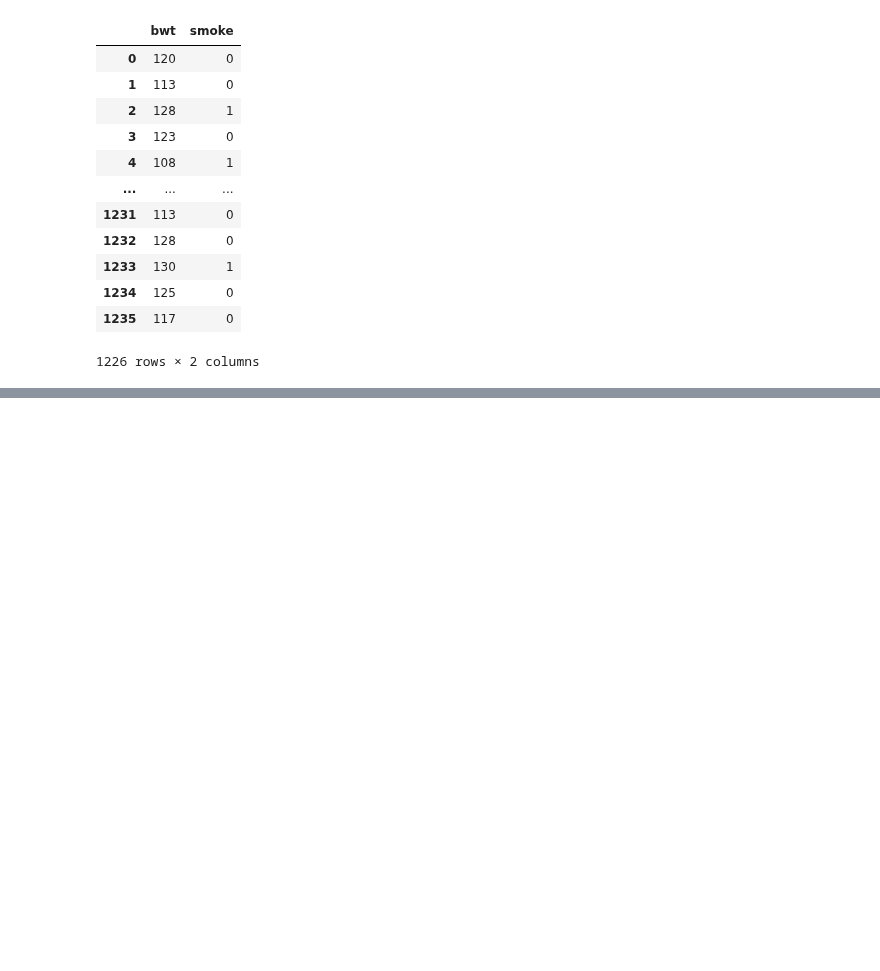
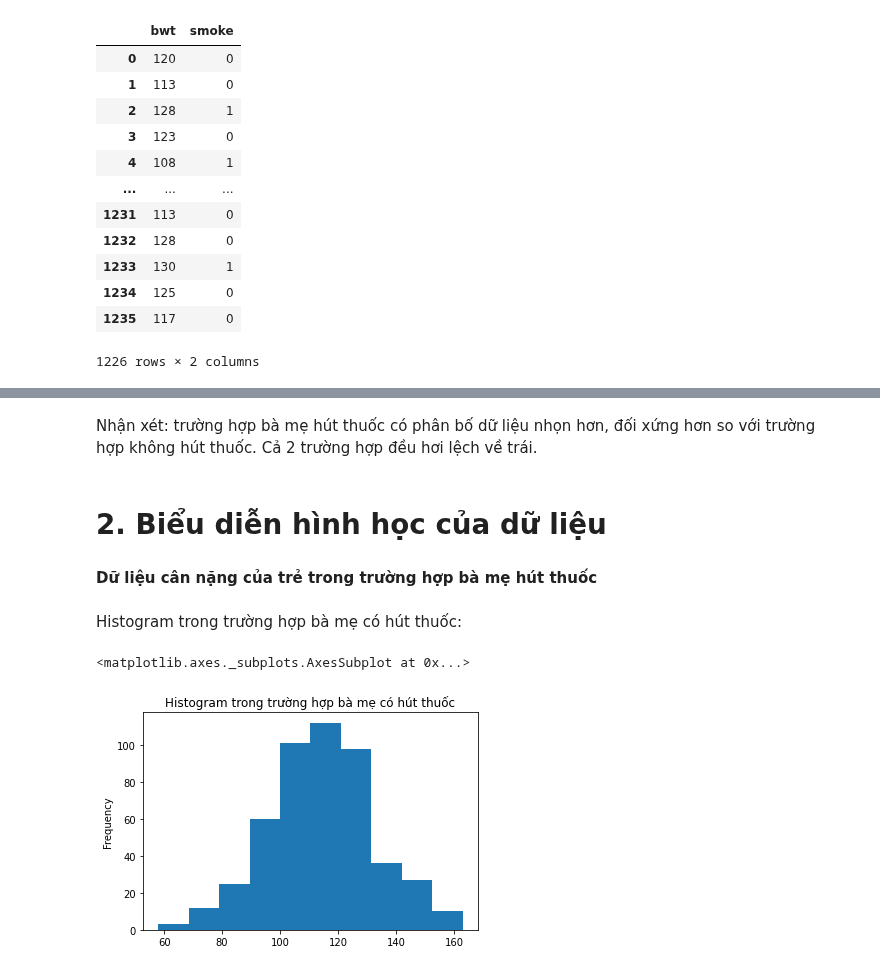
Before and after one commit to PhamBaVuong/DataAnalysisDeepLearning, a Jupyter notebook: Lab05.ipynb, the cells around one changed output, grey strips where cells are left out. Drawn from its saved outputs; the diff is of its cells as text; code cells hidden in the pictures; blank space fills up the shorter version.

```diff
--- a/Lab05.ipynb
+++ b/Lab05.ipynb
@@ -81,0 +208,8 @@ datababies01.pivot_table(index = 'smoke', values = 'bwt', aggfunc = ['count', 'm
+# %% [markdown]
+Nhận xét: trường hợp bà mẹ hút thuốc có phân bố dữ liệu nhọn hơn, đối xứng hơn so với trường hợp không hút thuốc. Cả 2 trường hợp đều hơi lệch về trái.
+# %% [markdown]
+# 2. Biểu diễn hình học của dữ liệu
+# %% [markdown]
+**Dữ liệu cân nặng của trẻ trong trường hợp bà mẹ hút thuốc**
+# %% [markdown]
+Histogram trong trường hợp bà mẹ có hút thuốc:
@@ -81,0 +218,5 @@ datababies01.pivot_table(index = 'smoke', values = 'bwt', aggfunc = ['count', 'm
+# %%
+datababies1['bwt'].plot.hist(title = 'Histogram trong trường hợp bà mẹ có hút thuốc')
+# %% [output]
+<matplotlib.axes._subplots.AxesSubplot at 0x...>
+[figure, added]
```
Also changed, not shown: parts of 47 cells of this notebook.
